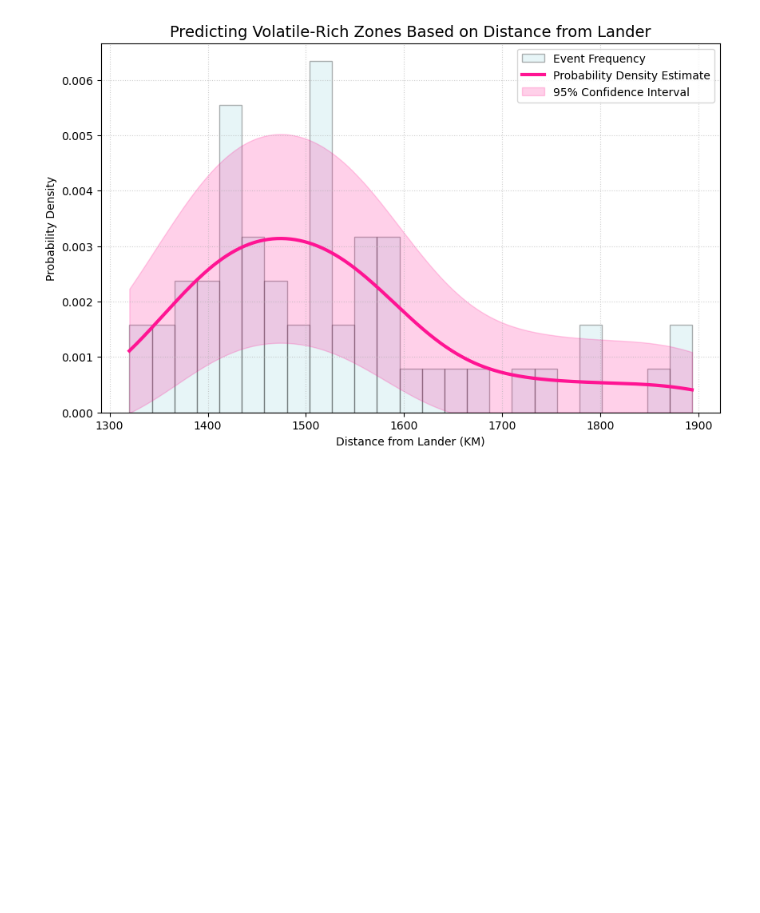
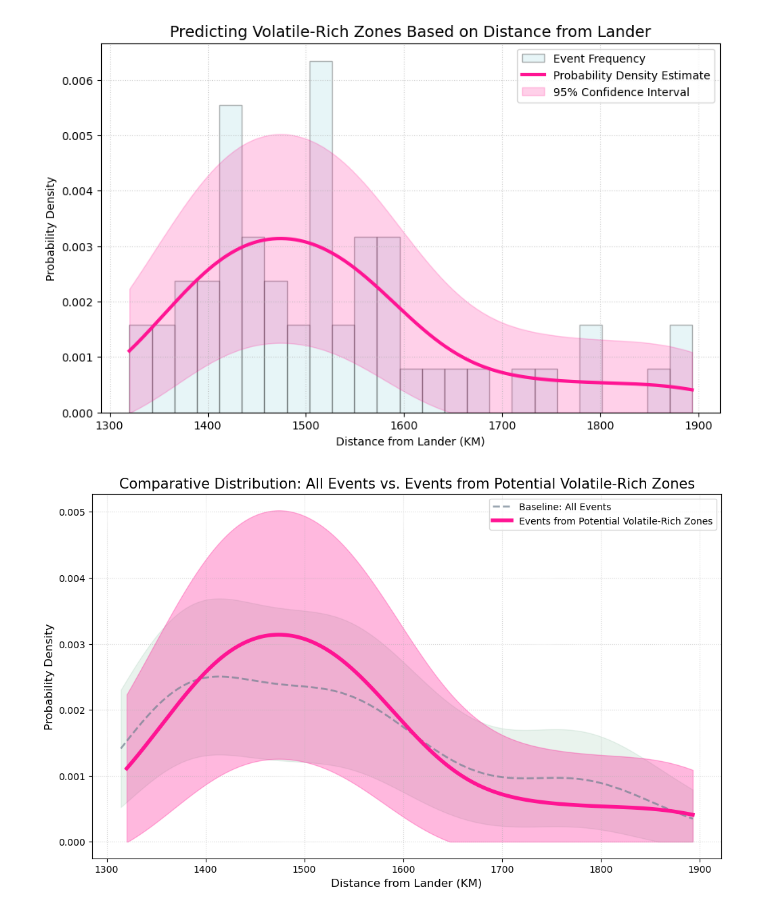
Before and after one commit to GPGN268/SP2026-FP08-Insight-Mission, a Jupyter notebook: notebooks/freq_distance_2nd.ipynb, the cells around one changed output. Saved outputs shown, nothing was run; the diff lists cells and outputs as text; code cells hidden in the pictures; blank space fills up the shorter version.

```diff
--- a/notebooks/freq_distance_2nd.ipynb
+++ b/notebooks/freq_distance_2nd.ipynb
@@ -22,6 +22,8 @@ def load_final_marsquakes_df(filename): #take filename as only input
 
 # use file path to access the csv (go backwards, then to data, then to specific file)
 df_a = load_final_marsquakes_df('../data/final_marsquakes_data_frame.csv')
+df_b = df_a[(df_a['Distance_KM']>=1300) & (df_a['Distance_KM']<=1900)].copy()
+
 # create a new dataframe for potential volatile zones from just the Vp/Vs ratios between 1.8 and 2.1 - these are what we determined to be abnormalities compared to dry rock (see other notebooks for more explaination)
 volatile_zone = df_a[(df_a['Vp_Vs_Ratio'] >= 1.80) & (df_a['Vp_Vs_Ratio'] <= 2.10)].copy() #copy makes a new dataframe instead of changing the old one
 volatile_zone= volatile_zone[(volatile_zone['Distance_KM']<=3000)] #get rid of outliers - we could see from using all the distances that most of the data was less than 3000 km, with 2-3 outliers
@@ -90,3 +92,45 @@ ax1.legend()
 plt.show()
 # %% [output]
 [figure]
+# %%
+dist_total = df_b['Distance_KM'].values
+dist_volatile = volatile_zone['Distance_KM'].values
+
+fig, ax1 = plt.subplots(figsize=(12, 7))
+
+kde_total = gaussian_kde(dist_total)
+x_total = np.linspace(min(dist_total), max(dist_total), 500)
+y_total = kde_total(x_total)
+
+n_total = len(dist_total)
+bw_total = kde_total.factor * np.std(dist_total)
+ci_total = 1.96 * np.sqrt(y_total / (n_total * bw_total))
+
+# Plot Baseline in Grey
+ax1.plot(x_total, y_total, color='slategrey', linewidth=2, linestyle='--', label='Baseline: All Events', alpha=0.7)
+ax1.fill_between(x_total, np.maximum(0, y_total - ci_total), y_total + ci_total, color='seagreen', alpha=0.1)
+
+# --- PLOT 2: VOLATILE-RICH ZONES (The Signal) ---
+kde_volatile = gaussian_kde(dist_volatile)
+x_volatile = np.linspace(min(dist_volatile), max(dist_volatile), 500)
+y_volatile = kde_volatile(x_volatile)
+
+# Volatile Stats for Cloud
+n_volatile = len(dist_volatile)
+bw_volatile = kde_volatile.factor * np.std(dist_volatile)
+ci_volatile = 1.96 * np.sqrt(y_volatile / (n_volatile * bw_volatile))
+
+# Plot Signal in Pink
+ax1.plot(x_volatile, y_volatile, color='deeppink', linewidth=4, label='Events from Potential Volatile-Rich Zones')
+ax1.fill_between(x_volatile, np.maximum(0, y_volatile - ci_volatile), y_volatile + ci_volatile, color='deeppink', alpha=0.3)
+
+# 3. Final Polish
+ax1.set_title('Comparative Distribution: All Events vs. Events from Potential Volatile-Rich Zones', fontsize=15)
+ax1.set_xlabel('Distance from Lander (KM)', fontsize=12)
+ax1.set_ylabel('Probability Density', fontsize=12)
+ax1.grid(ls='dotted', alpha=0.5)
+ax1.legend(loc='upper right', frameon=True)
+
+plt.show()
+# %% [output]
+[figure, added]
```
Also changed, not shown: parts of 1 cell of this notebook.
